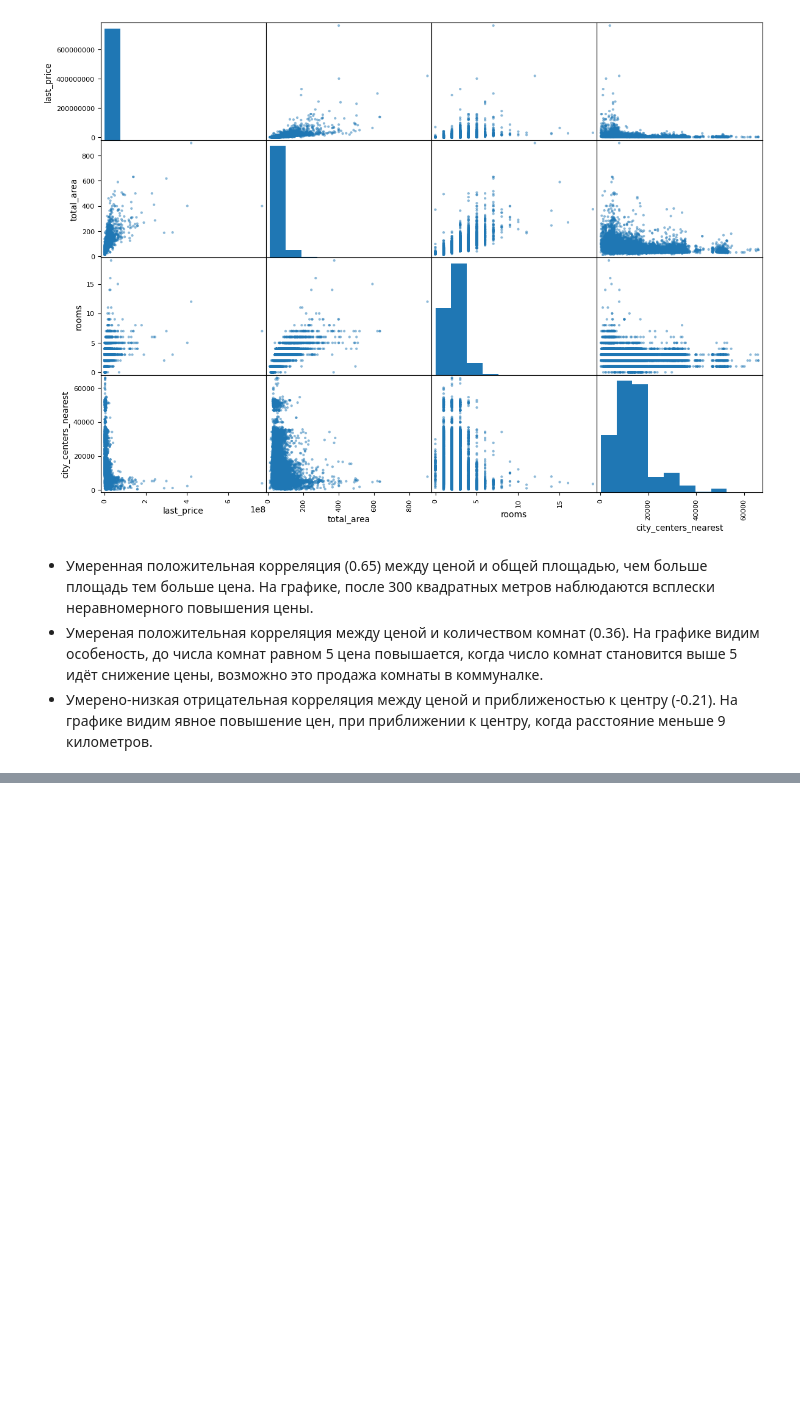
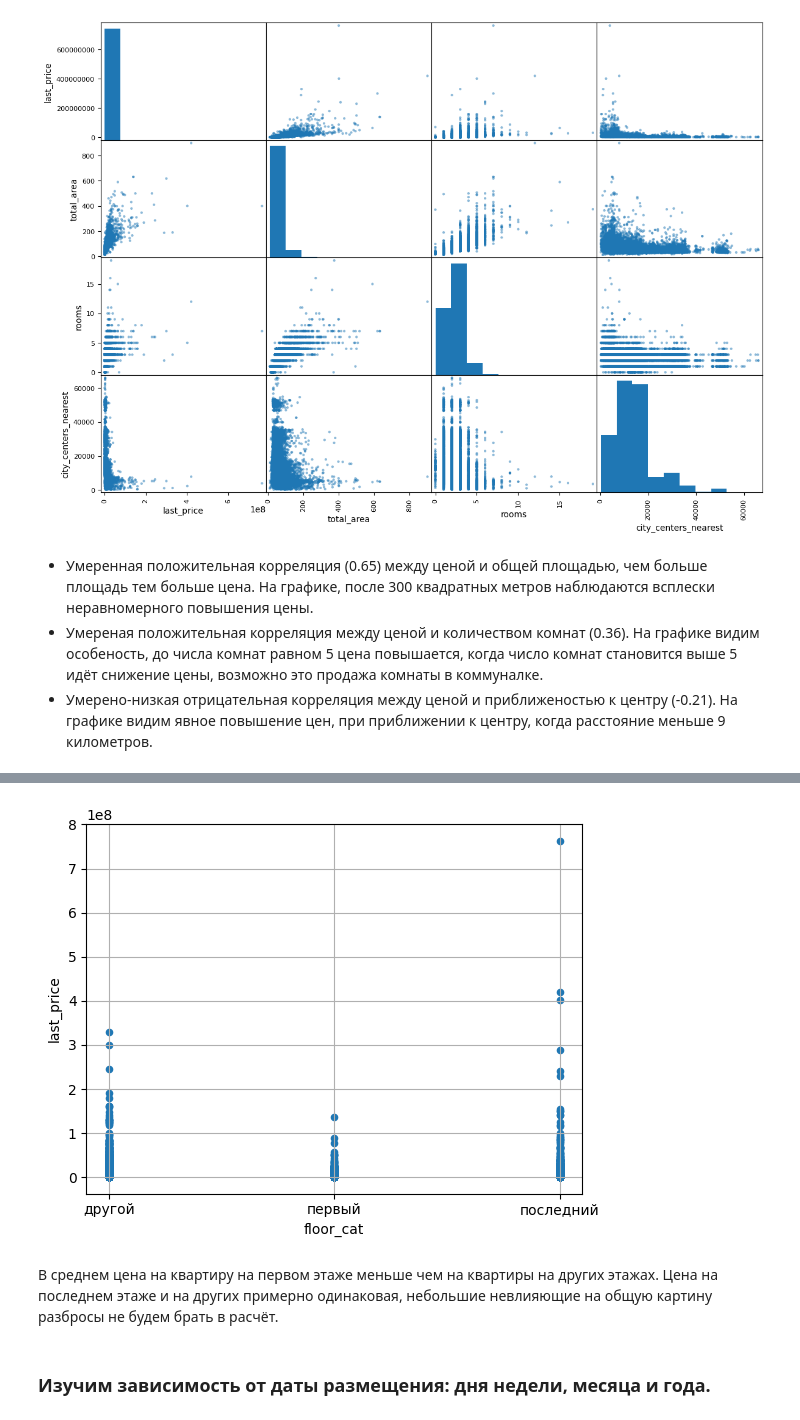
Before and after one commit to Alex-projects-hub/Research_of_advertisements_for_the_sale_of_apartments, a Jupyter notebook: Research_of_advertisements_for_the_sale_of_apartments.ipynb, the cells around one changed output, grey strips where cells are left out. Cells and saved outputs as stored; diff of their text form; code cells hidden in the pictures; blank space fills up the shorter version.

```diff
--- a/Research_of_advertisements_for_the_sale_of_apartments.ipynb
+++ b/Research_of_advertisements_for_the_sale_of_apartments.ipynb
@@ -744,0 +744,2 @@ pd.plotting.scatter_matrix(df_1, figsize=(14, 10));
+# %%
+df_1 = df[["last_price", "floor_cat"]]
@@ -744,0 +755,8 @@ pd.plotting.scatter_matrix(df_1, figsize=(14, 10));
+# %%
+df_1.plot(kind="scatter", x="floor_cat", y="last_price", grid=True);
+# %% [output]
+[figure, added]
+# %% [markdown]
+В среднем цена на квартиру на первом этаже меньше чем на квартиры на других этажах. Цена на последнем этаже и на других примерно одинаковая, небольшие невлияющие на общую картину разбросы не будем брать в расчёт.
+# %% [markdown]
+### Изучим зависимость от даты размещения: дня недели, месяца и года.
```
Also changed, not shown: parts of 19 cells of this notebook.
